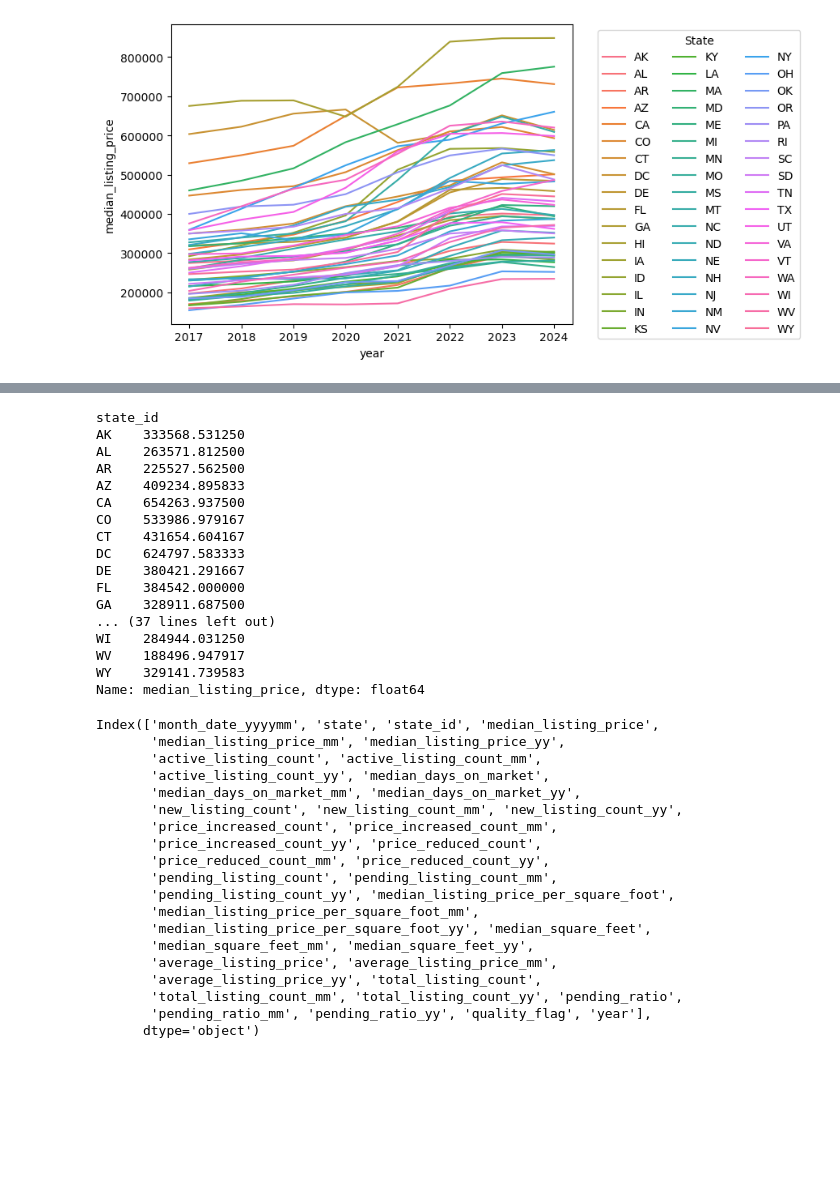
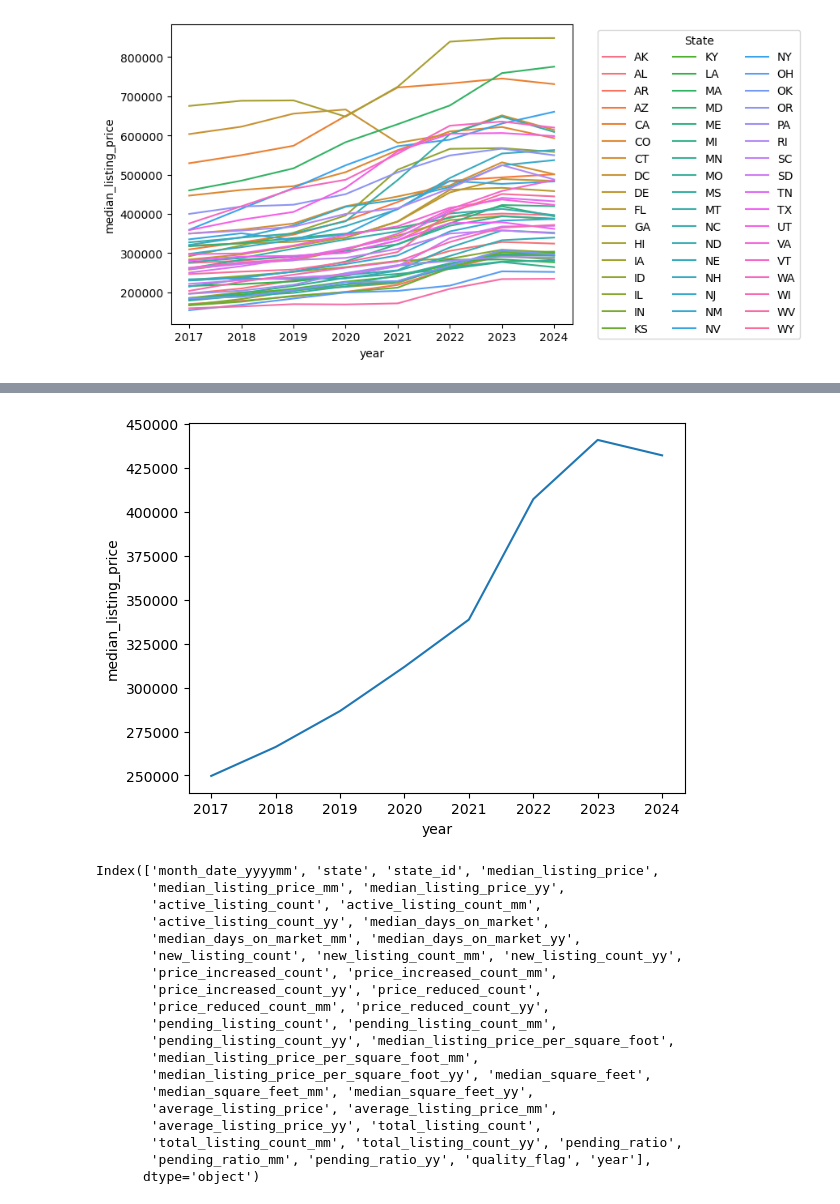
Before and after one commit to siri-anil/Capstone, a Jupyter notebook: capstone.ipynb, the cells around one changed output, grey strips where cells are left out. Saved outputs shown, nothing was run; the diff lists cells and outputs as text; code cells hidden in the pictures; blank space fills up the shorter version.

```diff
--- a/capstone.ipynb
+++ b/capstone.ipynb
@@ -138,3 +143,3 @@ home_sales
 # %%
-home_sales_year=home_sales.groupby(['year', 'state_id'])[['median_listing_price','median_days_on_market']].mean().reset_index()
+median_days_listing_price=home_sales.groupby(['year', 'state_id'])[['median_listing_price','median_days_on_market']].mean().reset_index()
 # %%
@@ -189,3 +165,6 @@ sns.lineplot(x=home_sales_year['year'],y=home_sales_year['median_listing_price']
 plt.legend(title='State', bbox_to_anchor=(1.05, 1), loc='upper left', ncol=3);
 # %% [output]
 [figure]
+# %%
+TN_median_days_listing_price=median_days_listing_price[median_days_listing_price['state_id']=='TN'].reset_index(drop=True)
+TN_median_days_listing_price
@@ -192,23 +181,10 @@ plt.legend(title='State', bbox_to_anchor=(1.05, 1), loc='upper left', ncol=3);
+# %%
+sns.lineplot(x=TN_median_days_listing_price['year'],y=TN_median_days_listing_price['median_listing_price']);
+#plt.legend(title='State', bbox_to_anchor=(1.05, 1), loc='upper left', ncol=3);
+# %% [output]
+[figure, added]
 # %%
-home_sales_year.groupby('state_id')['median_listing_price'].mean()
+#home_sales_year.groupby('state_id')['median_listing_price'].mean()
-# %% [output]
-state_id
-AK    333568.531250
-AL    263571.812500
-AR    225527.562500
-AZ    409234.895833
-CA    654263.937500
-CO    533986.979167
-CT    431654.604167
-DC    624797.583333
-DE    380421.291667
-FL    384542.000000
-GA    328911.687500
-... (37 lines left out)
-WI    284944.031250
-WV    188496.947917
-WY    329141.739583
-Name: median_listing_price, dtype: float64
 # %%
 home_sales.columns
 # %% [output]
```
Also changed, not shown: parts of 42 cells of this notebook, 3 other files.
